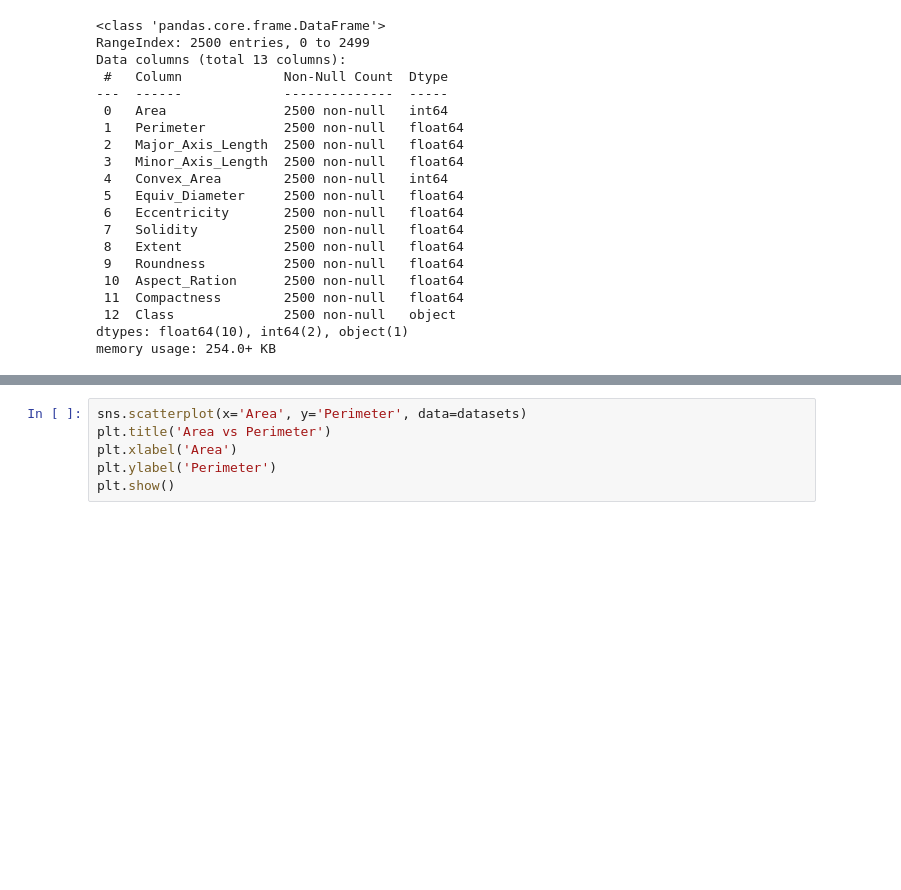
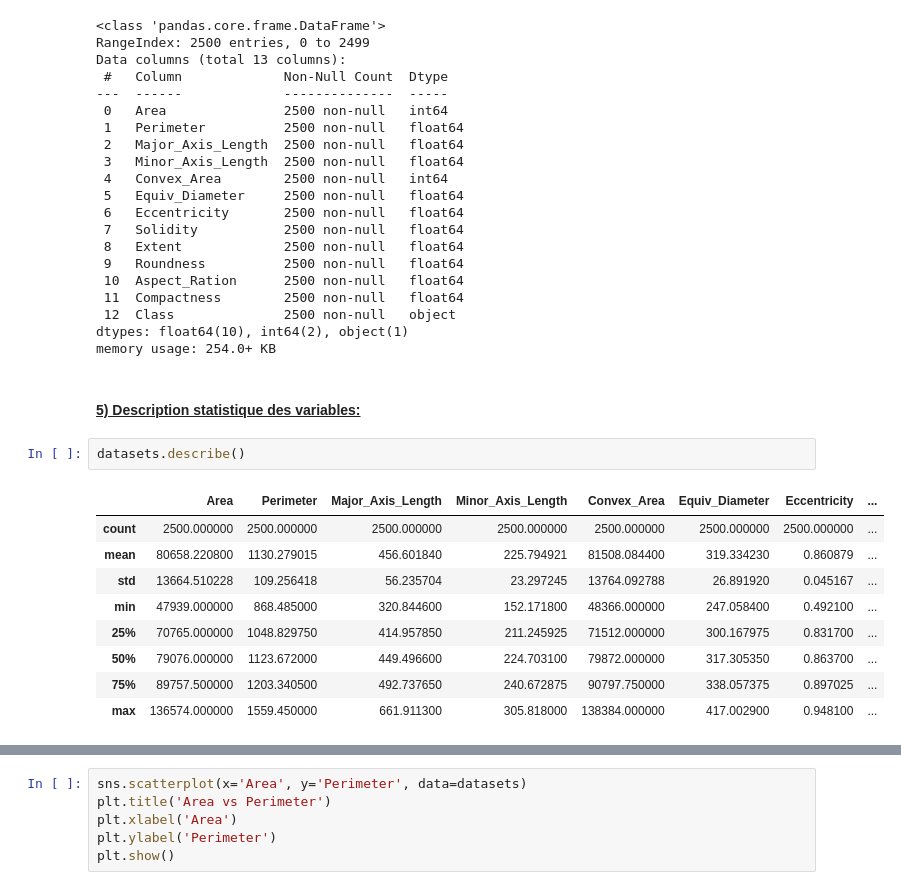
Before and after one commit to TolojanaharyElyse/TP_ML, a Jupyter notebook: anado_2.ipynb, the cells around one changed output, grey strips where cells are left out. Cells and saved outputs as stored; diff of their text form; blank space fills up the shorter version.

```diff
--- a/anado_2.ipynb
+++ b/anado_2.ipynb
@@ -45,3 +50,17 @@ Data columns (total 13 columns):
  12  Class              2500 non-null   object
 dtypes: float64(10), int64(2), object(1)
 memory usage: 254.0+ KB
+# %% [markdown]
+<h4><u> 5)  Description statistique des variables: </u></h4>
+# %%
+datasets.describe()
+# %% [output]
+|  | Area | Perimeter | Major_Axis_Length | Minor_Axis_Length | Convex_Area | Equiv_Diameter | Eccentricity | ... |
+| count | 2500.000000 | 2500.000000 | 2500.000000 | 2500.000000 | 2500.000000 | 2500.000000 | 2500.000000 | ... |
+| mean | 80658.220800 | 1130.279015 | 456.601840 | 225.794921 | 81508.084400 | 319.334230 | 0.860879 | ... |
+| std | 13664.510228 | 109.256418 | 56.235704 | 23.297245 | 13764.092788 | 26.891920 | 0.045167 | ... |
+| min | 47939.000000 | 868.485000 | 320.844600 | 152.171800 | 48366.000000 | 247.058400 | 0.492100 | ... |
+| 25% | 70765.000000 | 1048.829750 | 414.957850 | 211.245925 | 71512.000000 | 300.167975 | 0.831700 | ... |
+| 50% | 79076.000000 | 1123.672000 | 449.496600 | 224.703100 | 79872.000000 | 317.305350 | 0.863700 | ... |
+| 75% | 89757.500000 | 1203.340500 | 492.737650 | 240.672875 | 90797.750000 | 338.057375 | 0.897025 | ... |
+| max | 136574.000000 | 1559.450000 | 661.911300 | 305.818000 | 138384.000000 | 417.002900 | 0.948100 | ... |
```
Also changed, not shown: parts of 41 cells of this notebook, 2 other files.
